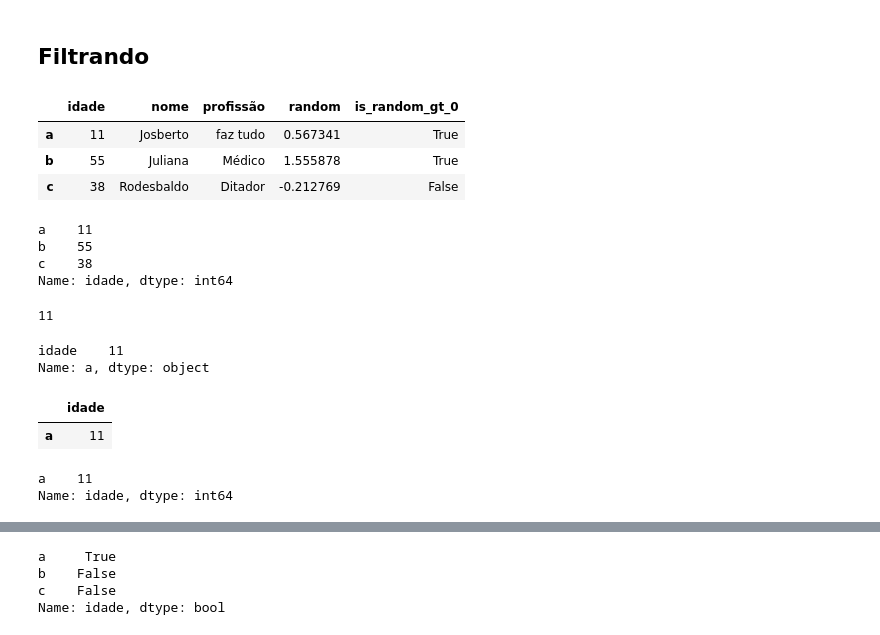
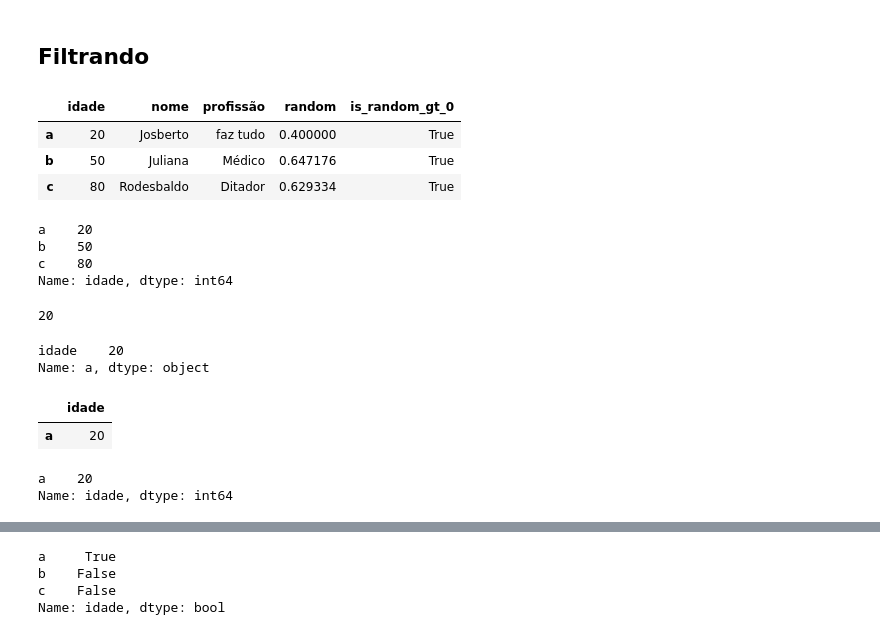
Before and after one commit to abevieiramota/course-python-data-analysis1, a Jupyter notebook: 03 - Pandas/3.1 - Pandas - Básico.ipynb, the cells around one changed output, grey strips where cells are left out. Drawn from its saved outputs; the diff is of its cells as text; code cells hidden in the pictures.

```diff
--- a/03 - Pandas/3.1 - Pandas - Básico.ipynb
+++ b/03 - Pandas/3.1 - Pandas - Básico.ipynb
@@ -423,9 +430,10 @@ df
 # %% [markdown]
 ### Alterando o dataframe
 # %%
-df.iloc[0] = {"nome": "Josberto",
+df.iloc[0] = pd.Series({"nome": "Josberto",
               "idade": 99,
-              "profissão": "faz tudo"} # update
+              "profissão": "faz tudo",
+              "random": .4}) # update
 
 df
 # %% [output]
@@ -521,38 +529,38 @@ dtype: int64
 # %%
 ff = df.copy()
 ff.index = ['a', 'b', 'c']
-ff['idade'] = np.random.randint(10, 90, size = 3)
+ff['idade'] = [20, 50, 80]
 ff
 # %% [output]
 |  | idade | nome | profissão | random | is_random_gt_0 |
-| a | 11 | Josberto | faz tudo | 0.567341 | True |
-| b | 55 | Juliana | Médico | 1.555878 | True |
-| c | 38 | Rodesbaldo | Ditador | -0.212769 | False |
+| a | 20 | Josberto | faz tudo | 0.400000 | True |
+| b | 50 | Juliana | Médico | 0.647176 | True |
+| c | 80 | Rodesbaldo | Ditador | 0.629334 | True |
 # %%
 ff['idade']
 # %% [output]
-a    11
-b    55
-c    38
+a    20
+b    50
+c    80
 Name: idade, dtype: int64
 # %%
 ff.loc['a', 'idade'] # valor da 'célula'
 # %% [output]
-11
+20
 # %%
 ff.loc['a', ['idade']] # series com nome 'a' e valor correspondente da coluna 'idade'
 # %% [output]
-idade    11
+idade    20
 Name: a, dtype: object
 # %%
 ff.loc[['a'], ['idade']] # dataframe
 # %% [output]
 |  | idade |
-| a | 11 |
+| a | 20 |
 # %%
 ff.loc[['a'], 'idade'] # series com nome 'idade' e valor correspondente para a linha 'a'
 # %% [output]
-a    11
+a    20
 Name: idade, dtype: int64
 # %%
 ff.loc['a', ['idade', 'nome']]
```
Also changed, not shown: parts of 69 cells of this notebook, 5 other files.
